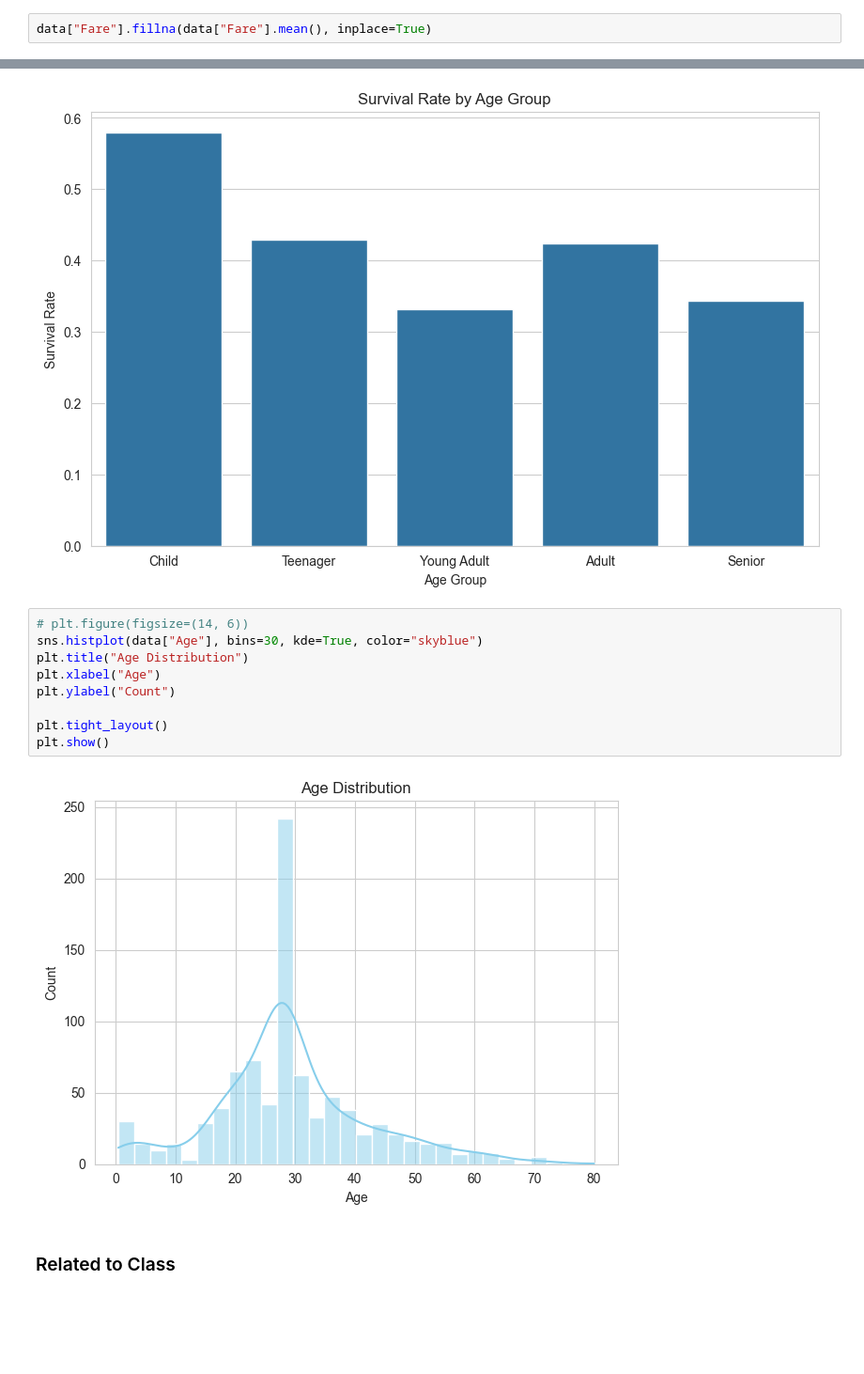
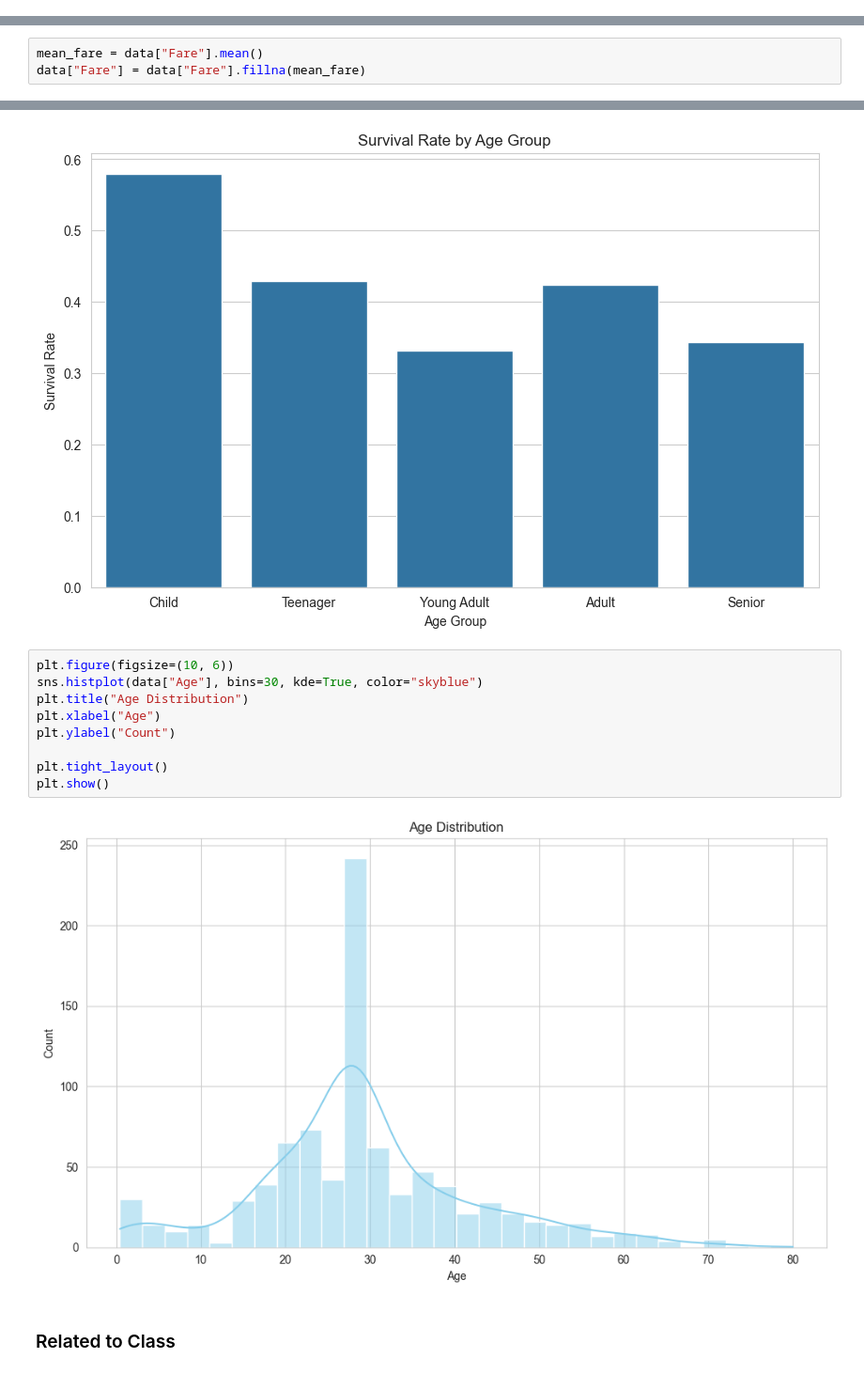
Before and after one commit to logicalscorpio/TitanicEDA_FirstTryAndInvestigateVisualization, a Jupyter notebook: EDA.ipynb, the cells around one changed output, grey strips where cells are left out. Shown at 94% size. Cells and saved outputs as stored; diff of their text form; blank space fills up the shorter version.

```diff
--- a/EDA.ipynb
+++ b/EDA.ipynb
@@ -149,5 +149,3 @@ data["Age"] = data["Age"].fillna(median_age)
 # %%
 most_frequent_embarked = data["Embarked"].mode()[0]
 data["Embarked"] = data["Embarked"].fillna(most_frequent_embarked)
-# %%
-data["Fare"].fillna(data["Fare"].mean(), inplace=True)
@@ -161,3 +152,6 @@ For example, when doing 'df[col].method(value, inplace=True)', try using 'df.met
+# %%
+mean_fare = data["Fare"].mean()
+data["Fare"] = data["Fare"].fillna(mean_fare)
 # %%
 data.isnull().sum()
 # %% [output]
@@ -420,16 +429,16 @@ plt.show()
 # %% [output]
 [figure]
 # %%
-# plt.figure(figsize=(14, 6))
+plt.figure(figsize=(10, 6))
 sns.histplot(data["Age"], bins=30, kde=True, color="skyblue")
 plt.title("Age Distribution")
 plt.xlabel("Age")
 plt.ylabel("Count")
 
 plt.tight_layout()
 plt.show()
 # %% [output]
-[figure, old version]
+[figure, new version]
 # %% [markdown]
 ### Related to Class
 # %%
```
Also changed, not shown: parts of 10 cells of this notebook.
